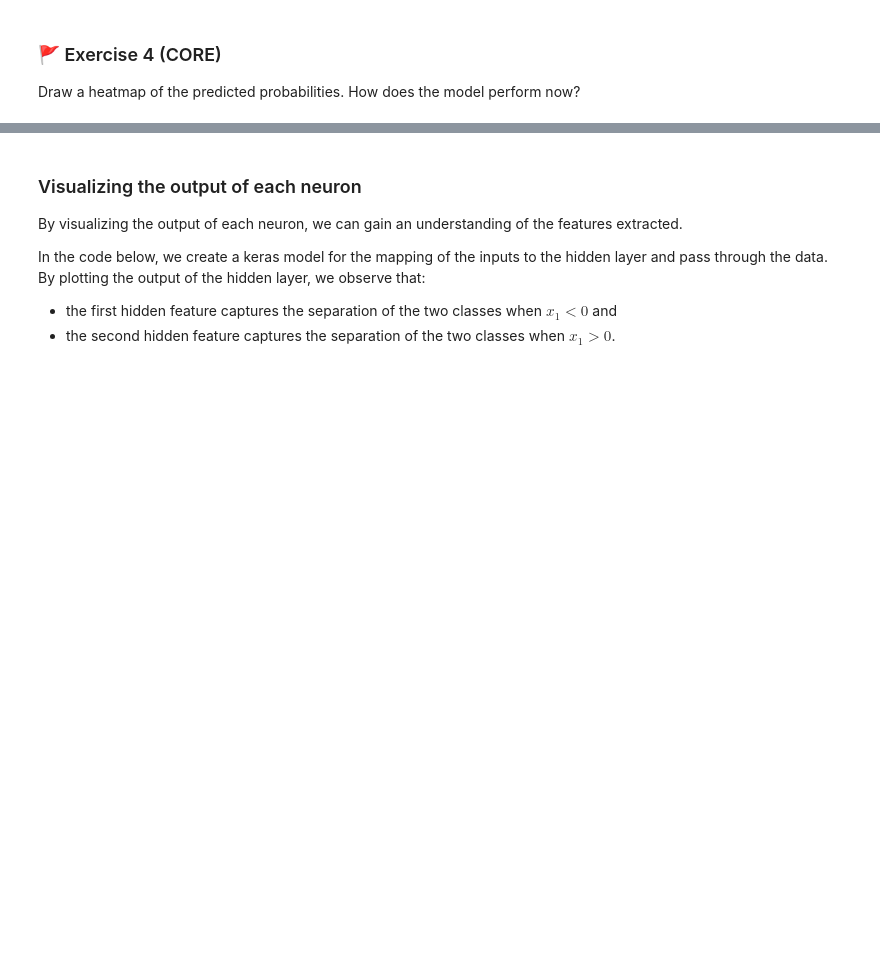
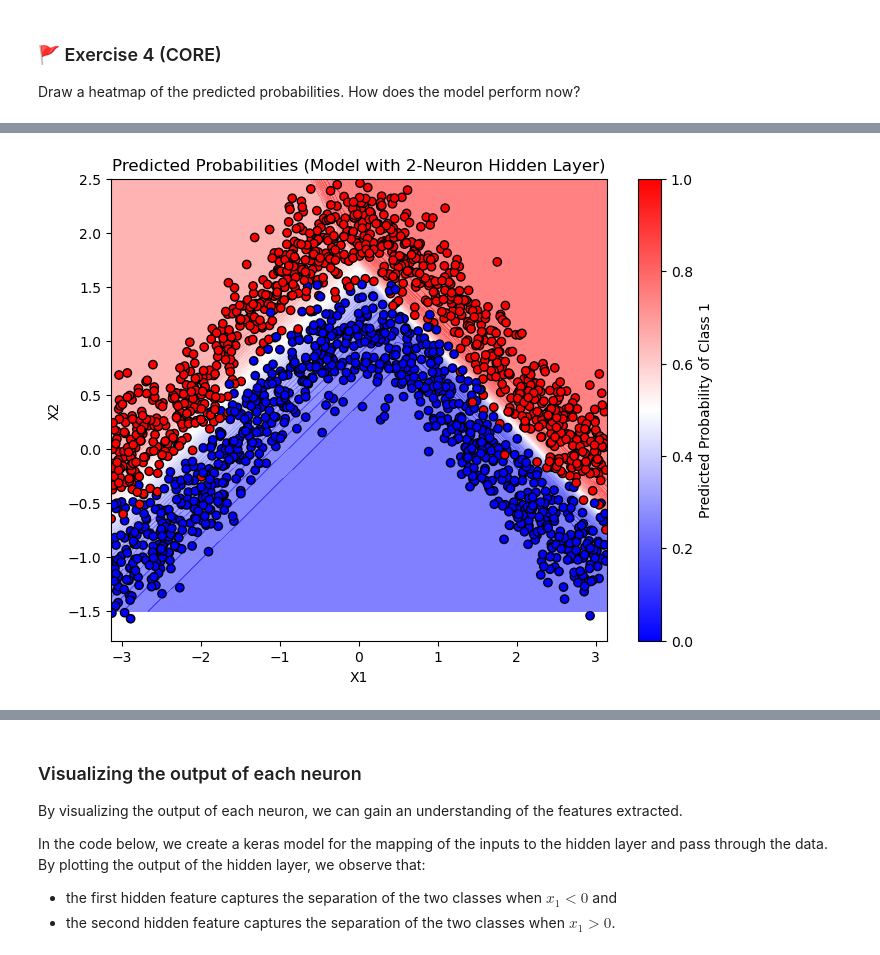
Before and after one commit to zici021129/MLP_2026_week09, a Jupyter notebook: mlp_week09.ipynb, the cells around one changed output, grey strips where cells are left out. Cells and saved outputs as stored; diff of their text form; code cells hidden in the pictures; blank space fills up the shorter version.

```diff
--- a/mlp_week09.ipynb
+++ b/mlp_week09.ipynb
@@ -220,3 +393,21 @@ Continue to train the model for more epochs as needed. Note: rerun the fit line
 Draw a heatmap of the predicted probabilities. How does the model perform now?
 # %%
 # Code for your answer here!
+import numpy as np
+import matplotlib.pyplot as plt
+
+X_grid1, X_grid2 = np.meshgrid(np.linspace(-np.pi, np.pi, 100), np.linspace(-1.5, 2.5, 100))
+X_grid = np.column_stack([X_grid1.ravel(), X_grid2.ravel()])
+
+y_pred_prob_hidden2 = model_hidden2.predict(X_grid)
+
+plt.figure(figsize=(8, 6))
+plt.contourf(X_grid1, X_grid2, y_pred_prob_hidden2.reshape(X_grid1.shape), levels=50, cmap='bwr', alpha=0.5)
+plt.scatter(X[:,0], X[:,1], c=y, cmap='bwr', edgecolor='k')
+
+plt.xlabel('X1')
+plt.ylabel('X2')
+plt.title('Predicted Probabilities (Model with 2-Neuron Hidden Layer)')
+plt.colorbar(label='Predicted Probability of Class 1')
+plt.show()
+# %% [output]
@@ -223 +415,2 @@ Draw a heatmap of the predicted probabilities. How does the model perform now?
+[figure, added]
 # %% [markdown]
```
Also changed, not shown: parts of 20 cells of this notebook.
